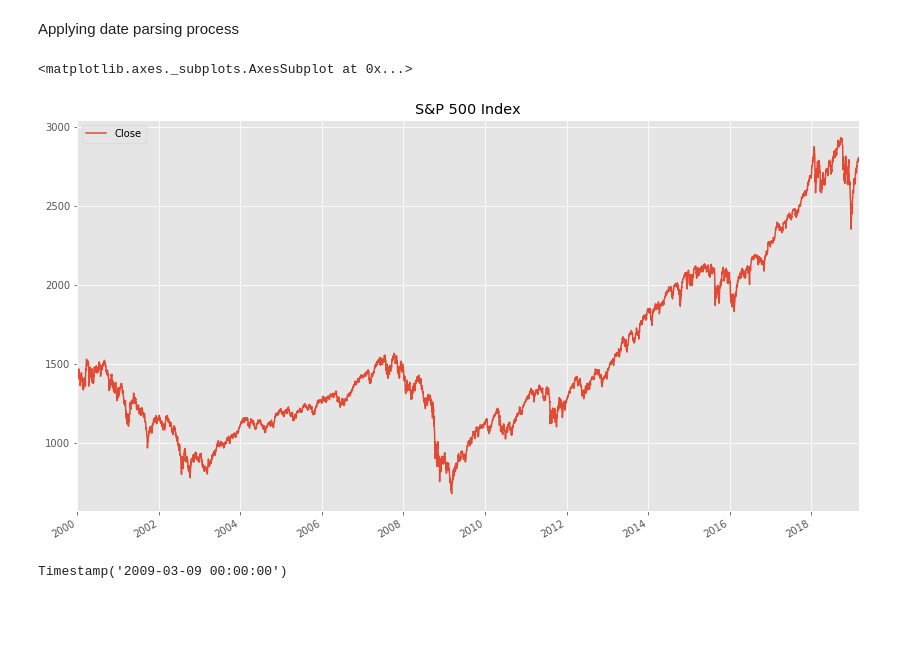
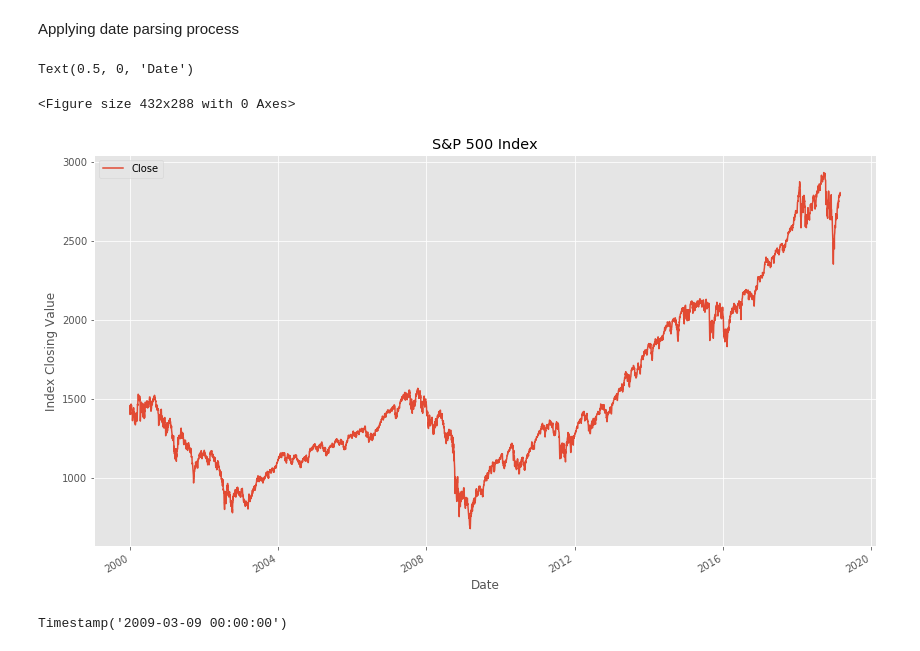
Before and after one commit to doublebigmak/econ_490, a Jupyter notebook: Final Project/Analysis.ipynb, the cells around one changed output. Drawn from its saved outputs; the diff is of its cells as text; code cells hidden in the pictures; blank space fills up the shorter version.

Commit message:
changes to graphs

```diff
--- a/Final Project/Analysis.ipynb
+++ b/Final Project/Analysis.ipynb
@@ -40,10 +40,14 @@ spx_statements = spx_statements[:'2019-03-01']
 # %%
 spx_statements[['Summary of Econ Projections','Statement']]=spx_statements[['Summary of Econ Projections','Statement']].fillna(0)
 # %%
+plt.figure()
 spx_statements.plot(y='Close',figsize=(14,8),title= 'S&P 500 Index')
+plt.ylabel('Index Closing Value')
+plt.xlabel('Date')
 # %% [output]
-<matplotlib.axes._subplots.AxesSubplot at 0x...>
+Text(0.5, 0, 'Date')
+<Figure size 432x288 with 0 Axes>
-[figure, old version]
+[figure, new version]
 # %%
 spx_statements['Close'].idxmin()
 # %% [output]
```
Also changed, not shown: parts of 28 cells of this notebook.
